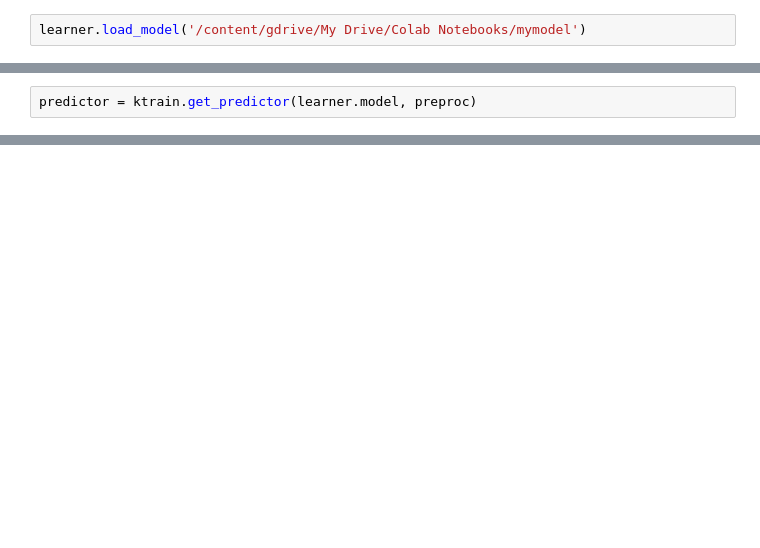
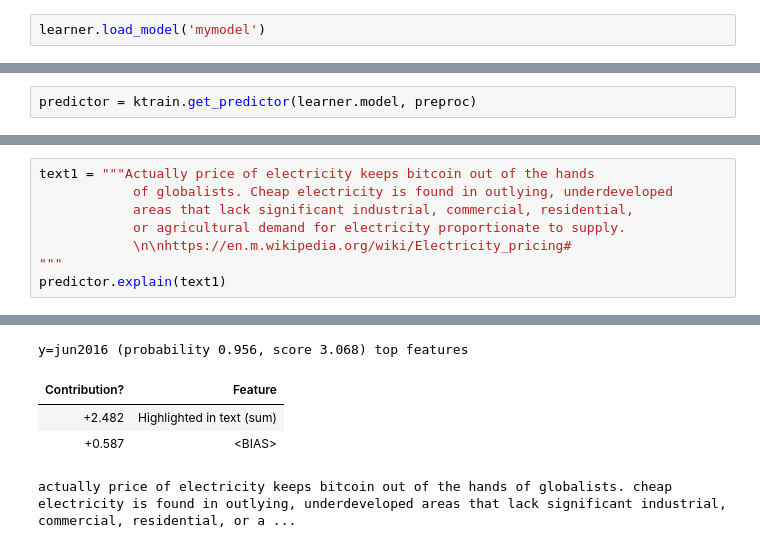
Before and after one commit to francisliu2/BERT, a Jupyter notebook: BERT.ipynb, the cells around one changed output, grey strips where cells are left out. Drawn from its saved outputs; the diff is of its cells as text; blank space fills up the shorter version.

```diff
--- a/BERT.ipynb
+++ b/BERT.ipynb
@@ -101,2 +172,2 @@ Drive already mounted at /content/gdrive; to attempt to forcibly remount, call d
 # %%
-learner.load_model('/content/gdrive/My Drive/Colab Notebooks/mymodel')
+learner.load_model('mymodel')
@@ -139,0 +205,9 @@ i’m not buying coins created out of thin air like libra!!!why don’t i create
+# %%
+text1 = """Actually price of electricity keeps bitcoin out of the hands
+            of globalists. Cheap electricity is found in outlying, underdeveloped
+            areas that lack significant industrial, commercial, residential,
+            or agricultural demand for electricity proportionate to supply.
+            \n\nhttps://en.m.wikipedia.org/wiki/Electricity_pricing#
+"""
+predictor.explain(text1)
+# %% [output]
@@ -139,0 +215,5 @@ i’m not buying coins created out of thin air like libra!!!why don’t i create
+y=jun2016 (probability 0.956, score 3.068) top features
+| Contribution? | Feature |
+| +2.482 | Highlighted in text (sum) |
+| +0.587 | <BIAS> |
+actually price of electricity keeps bitcoin out of the hands of globalists. cheap electricity is found in outlying, underdeveloped areas that lack significant industrial, commercial, residential, or a ...
```
Also changed, not shown: parts of 14 cells of this notebook.
